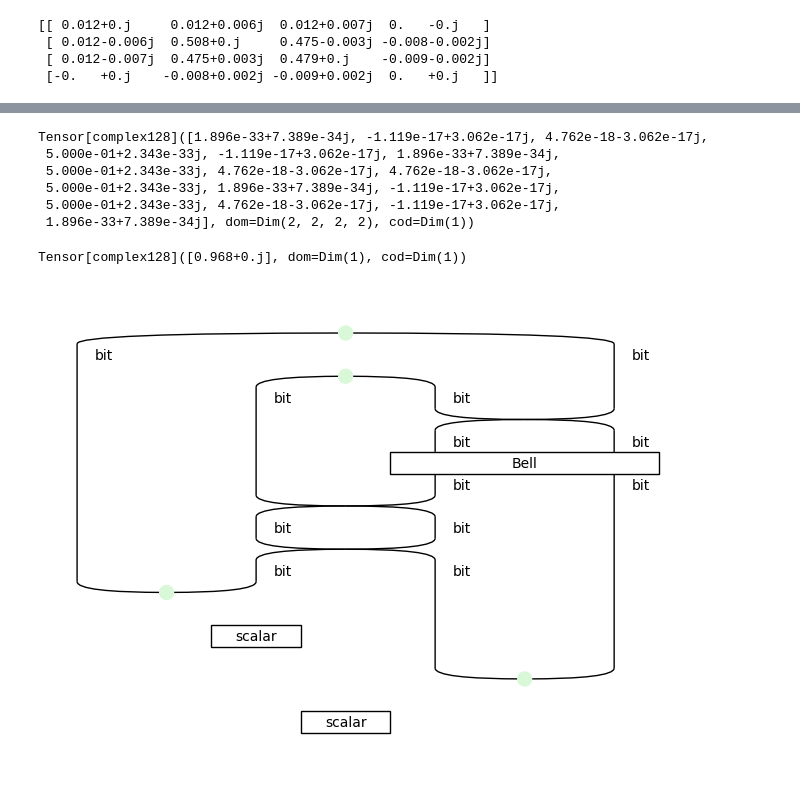
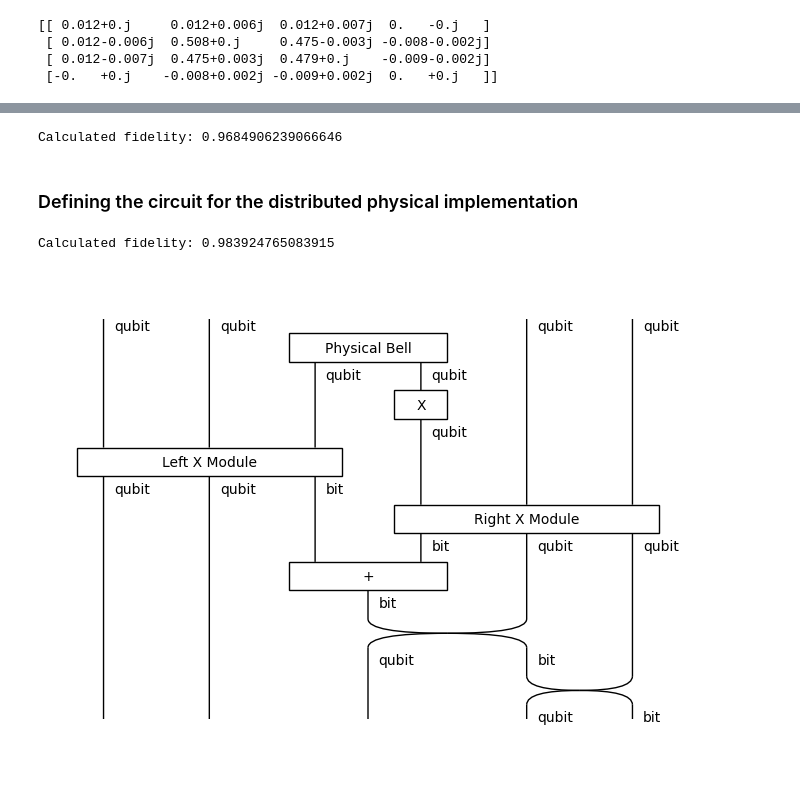
Before and after one commit to quantinuum-dev/optyx, a Jupyter notebook: notebooks/distributed-422-code.ipynb, the cells around one changed output, grey strips where cells are left out. Saved outputs shown, nothing was run; the diff lists cells and outputs as text; code cells hidden in the pictures.

```diff
--- a/notebooks/distributed-422-code.ipynb
+++ b/notebooks/distributed-422-code.ipynb
@@ -195,4 +140,4 @@ bell.determine_output_dimensions = lambda input_dims: input_dims
 bell.truncation = lambda input_dims, output_dims: tensor.Box("Bell", dom=tensor.Dim(2)**2, cod=tensor.Dim(2)**2, data=bell_density)
 bell = optyx.Spider(0, 2, typ=optyx.bit) >> optyx.Id(optyx.bit) @ optyx.Spider(0, 2, typ=optyx.bit) @ optyx.Id(optyx.bit) >> optyx.Diagram.permutation([0,1,3,2], optyx.bit**4) >> optyx.Id(optyx.bit ** 2) @ bell >> optyx.Diagram.permutation([0,2,1,3], optyx.bit**4)
 
-bell.draw()
+Noisy_bell = DensityMatrix('Physical Bell', bell, dom=Ty(), cod=qubit ** 2)
@@ -201,3 +143,0 @@ bell.draw()
-# %%
-Noisy_bell = DensityMatrix('Bell', bell, dom=Ty(), cod=qubit ** 2)
-(Noisy_bell >> Discard(qubit ** 2)).double().to_tensor().eval()
@@ -206,18 +146,48 @@ Tensor[complex128]([0.999+0.j], dom=Dim(1), cod=Dim(1))
 # %%
 Perfect_Bell_Effect = Channel("Perfect Bell Effect", optyx.Id(optyx.bit) @ zx.X(1,1,0.5) >> optyx.Spider(2,0,typ=optyx.bit) @ optyx.Scalar(1 / np.sqrt(2)))
-Perfect_Bell_Effect.double().to_tensor().eval()
+
+print("Calculated fidelity:", (Noisy_bell >> Perfect_Bell_Effect).double().to_tensor().eval().array.real)
 # %% [output]
-Tensor[complex128]([1.896e-33+7.389e-34j, -1.119e-17+3.062e-17j, 4.762e-18-3.062e-17j,
- 5.000e-01+2.343e-33j, -1.119e-17+3.062e-17j, 1.896e-33+7.389e-34j,
- 5.000e-01+2.343e-33j, 4.762e-18-3.062e-17j, 4.762e-18-3.062e-17j,
- 5.000e-01+2.343e-33j, 1.896e-33+7.389e-34j, -1.119e-17+3.062e-17j,
- 5.000e-01+2.343e-33j, 4.762e-18-3.062e-17j, -1.119e-17+3.062e-17j,
- 1.896e-33+7.389e-34j], dom=Dim(2, 2, 2, 2), cod=Dim(1))
+Calculated fidelity: 0.9684906239066646
-# %%
-(Noisy_bell >> Perfect_Bell_Effect).double().to_tensor().eval()
-# %% [output]
-Tensor[complex128]([0.968+0.j], dom=Dim(1), cod=Dim(1))
-# %%
-(Noisy_bell >> Perfect_Bell_Effect).double().draw()
-# %% [output]
-[figure, removed]
+# %% [markdown]
+### Defining the circuit for the distributed physical implementation
+# %%
+Imperfect_circuit = Logical_bell >> diag_pow(BitFlipError(p_error), 4) >> Physical_X_detector
+
+P_s_eq_0 = Imperfect_circuit >> Discard(qubit ** 4) @ Bit_0
+p_s_eq_0 = P_s_eq_0.double().to_tensor().eval().array
+
+P_00_and_s_eq_0 = Imperfect_circuit >> Logical_bell_measurement @ Bit_0
+p_00_and_s_eq_0 = P_00_and_s_eq_0.double().to_tensor().eval().array
+
+fidelity = p_00_and_s_eq_0 / p_s_eq_0
+print("Calculated fidelity:", np.sqrt(fidelity.real))
+# %% [output]
+Calculated fidelity: 0.983924765083915
+# %%
+cnot = zx.Id(1) @ zx.X(1,2) >> zx.Z(2,1) @ zx.Id(1)
+left_module = zx.Id(1) @ cnot >> optyx.Diagram.permutation([1, 0, 2], optyx.bit ** 3) >> zx.Id(1) @ cnot >> optyx.Diagram.permutation([1, 0, 2], optyx.bit ** 3)
+
+notc = zx.X(1,2) @ zx.Id(1) >> zx.Id(1) @ zx.Z(2,1)
+right_module = notc @ zx.Id(1) >> optyx.Diagram.permutation([0, 2, 1], optyx.bit ** 3) >> notc @ zx.Id(1) >> optyx.Diagram.permutation([0, 2, 1], optyx.bit ** 3)
+
+X = Channel("X", zx.X(1,1,0.5))
+Left_X_module = Channel("Left X Module", left_module, dom=qubit ** 3, cod=qubit ** 2 @ bit)
+Right_X_module = Channel("Right X Module", right_module, dom=qubit ** 3, cod=bit @ qubit ** 2)
+
+Left_Z_module = Channel(
+    "Left Z Module", diag_pow(zx.H, 2) @ zx.Id(1) >> left_module >> diag_pow(zx.H, 2) @ zx.Id(1),
+    dom=qubit ** 3, cod=qubit ** 2 @ bit)
+Right_Z_module = Channel(
+    "Right Z Module", zx.Id(1) @ diag_pow(zx.H, 2) >> right_module >> zx.Id(1) @ diag_pow(zx.H, 2),
+    dom=qubit ** 3, cod=bit @ qubit ** 2)
+
+ClassicalDetector = Channel("+", zx.X(2,1,0), dom=bit**2, cod=bit)
+
+Physical_X_detector = Circuit.id(qubit ** 2) @ (Noisy_bell >> Circuit.id(qubit) @ X) @ Circuit.id(qubit ** 2) >> Left_X_module @ Right_X_module >> Circuit.id(qubit ** 2) @ ClassicalDetector @ Circuit.id(qubit ** 2) >> Circuit.permutation([0,1,3,4,2], qubit ** 2 @ bit @ qubit ** 2)
+
+Physical_Z_detector = Circuit.id(qubit ** 2) @ (Noisy_bell >> Circuit.id(qubit) @ X) @ Circuit.id(qubit ** 2) >> Left_Z_module @ Right_Z_module >> Circuit.id(qubit ** 2) @ ClassicalDetector @ Circuit.id(qubit ** 2) >> Circuit.permutation([0,1,3,4,2], qubit ** 2 @ bit @ qubit ** 2)
+
+Physical_X_detector.draw()
+# %% [output]
+[figure, added]
```
Also changed, not shown: parts of 29 cells of this notebook, 1 other file.
